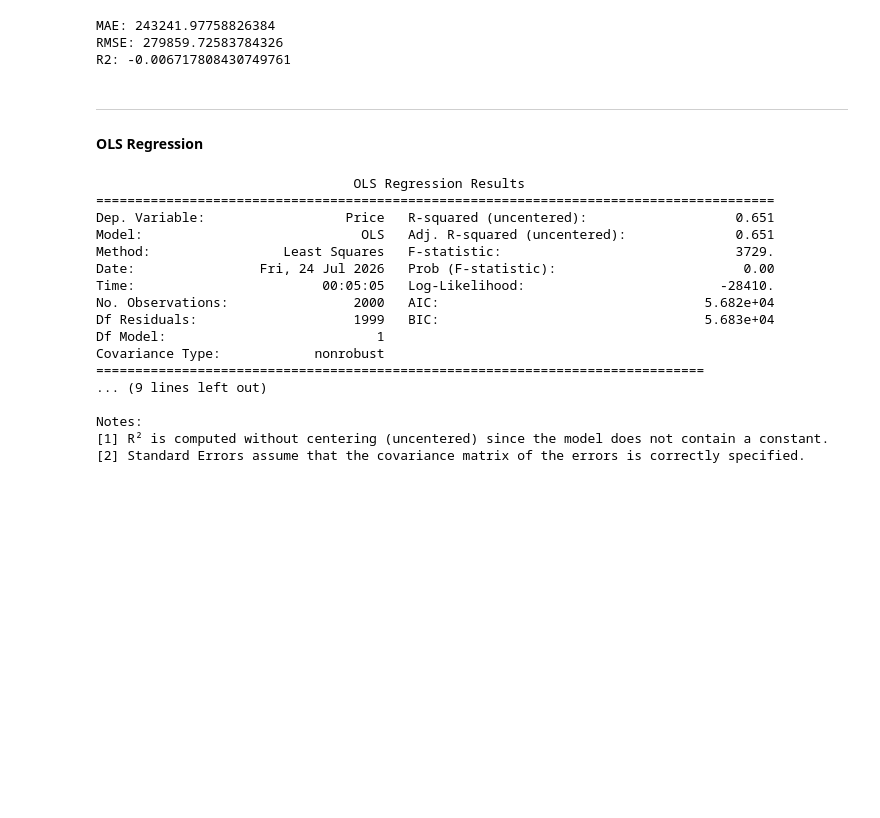
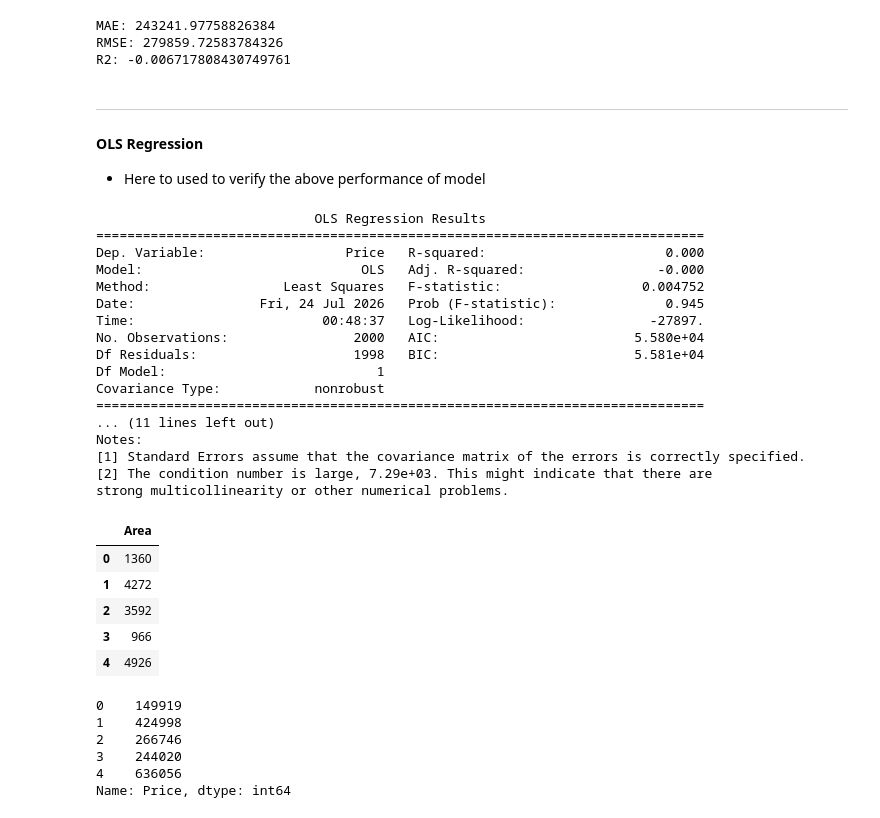
Before and after one commit to ShivamDevHere/linear-regression, a Jupyter notebook: 01-linear-regression.ipynb, the cells around one changed output. Cells and saved outputs as stored; diff of their text form; code cells hidden in the pictures; blank space fills up the shorter version.

Commit message:
feat: OLS regression and Classified opr on ID

```diff
--- a/01-linear-regression.ipynb
+++ b/01-linear-regression.ipynb
@@ -282,30 +215,54 @@ print("R2:", r2_score(y_test, y_pred))
 MAE: 243241.97758826384
 RMSE: 279859.72583784326
 R2: -0.006717808430749761
-# %% [markdown]
----
-#### OLS Regression
+# %% [markdown]
+---
+#### OLS Regression
+
+- Here to used to verify the above performance of model
 # %%
 import statsmodels.api as sm
 
-model=sm.OLS(y,X).fit()
+# Add intercept (constant) for OLS
+X_ols = sm.add_constant(X)
 
-print(model.summary())
+# Fit OLS model on the complete dataset
+ols_model = sm.OLS(y, X_ols).fit()
+
+print(ols_model.summary())
 # %% [output]
-                                 OLS Regression Results
-=======================================================================================
-Dep. Variable:                  Price   R-squared (uncentered):                   0.651
-Model:                            OLS   Adj. R-squared (uncentered):              0.651
-Method:                 Least Squares   F-statistic:                              3729.
-Date:                Fri, 24 Jul 2026   Prob (F-statistic):                        0.00
-Time:                        00:05:05   Log-Likelihood:                         -28410.
-No. Observations:                2000   AIC:                                  5.682e+04
-Df Residuals:                    1999   BIC:                                  5.683e+04
+                            OLS Regression Results
+==============================================================================
+Dep. Variable:                  Price   R-squared:                       0.000
+Model:                            OLS   Adj. R-squared:                 -0.000
+Method:                 Least Squares   F-statistic:                  0.004752
+Date:                Fri, 24 Jul 2026   Prob (F-statistic):              0.945
+Time:                        00:48:37   Log-Likelihood:                -27897.
+No. Observations:                2000   AIC:                         5.580e+04
+Df Residuals:                    1998   BIC:                         5.581e+04
 Df Model:                           1
 Covariance Type:            nonrobust
 ==============================================================================
-... (9 lines left out)
-
+... (11 lines left out)
 Notes:
-[1] R² is computed without centering (uncentered) since the model does not contain a constant.
-[2] Standard Errors assume that the covariance matrix of the errors is correctly specified.
+[1] Standard Errors assume that the covariance matrix of the errors is correctly specified.
+[2] The condition number is large, 7.29e+03. This might indicate that there are
+strong multicollinearity or other numerical problems.
+# %%
+X.head()
+# %% [output]
+|  | Area |
+| 0 | 1360 |
+| 1 | 4272 |
+| 2 | 3592 |
+| 3 | 966 |
+| 4 | 4926 |
+# %%
+y.head()
+# %% [output]
+0    149919
+1    424998
+2    266746
+3    244020
+4    636056
+Name: Price, dtype: int64
```
Also changed, not shown: parts of 17 cells of this notebook.
